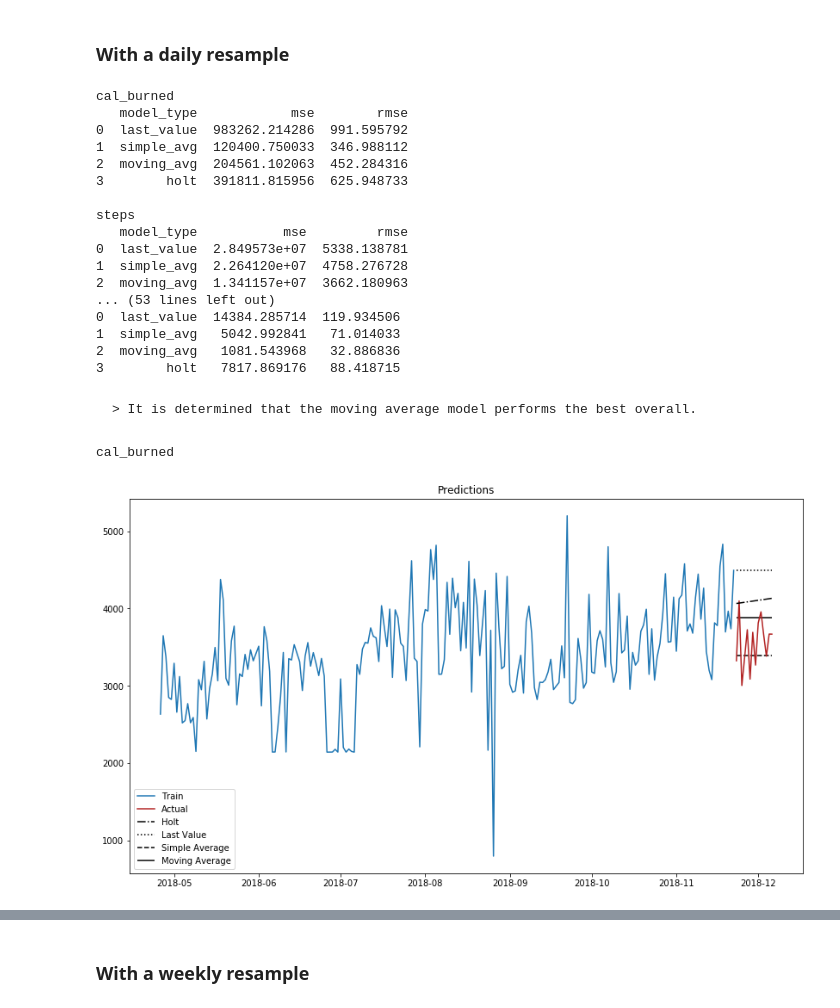
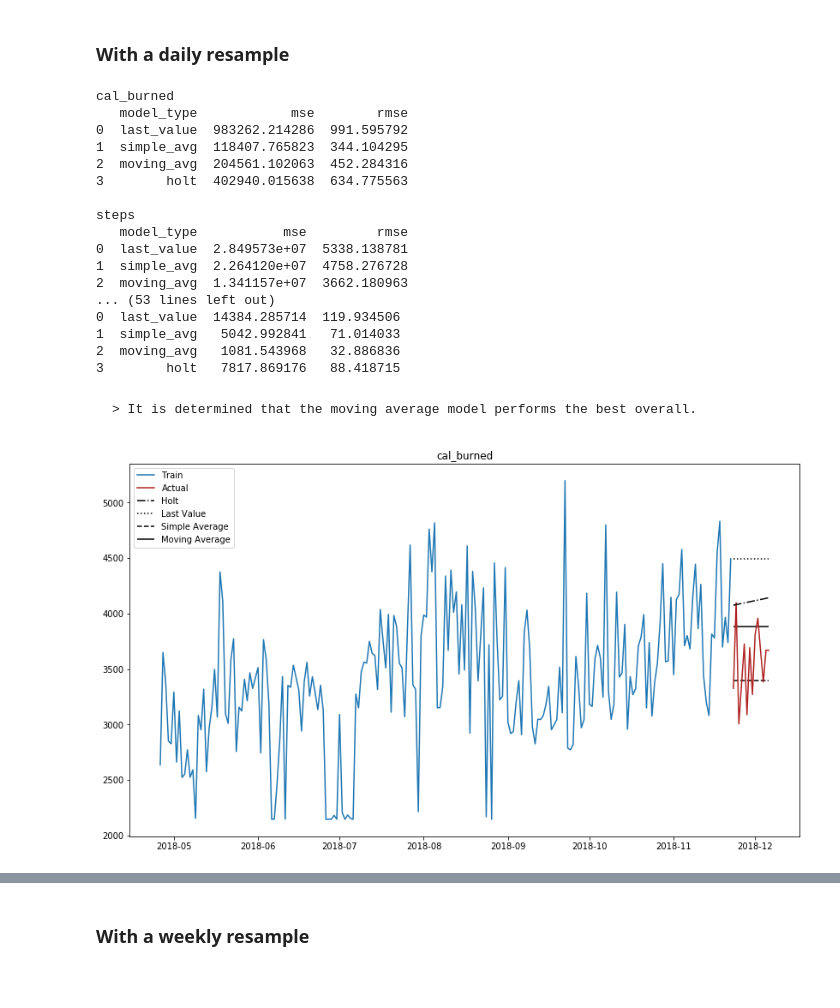
Before and after one commit to Dom-Misty/fit_bit_project, a Jupyter notebook: fitbit-pipeline.ipynb, the cells around one changed output, grey strips where cells are left out. Drawn from its saved outputs; the diff is of its cells as text; code cells hidden in the pictures; blank space fills up the shorter version.

```diff
--- a/fitbit-pipeline.ipynb
+++ b/fitbit-pipeline.ipynb
@@ -298,0 +299,5 @@ for col in df.select_dtypes(np.number):
+# %%
+for col in df.select_dtypes(np.number):
+    sns.boxplot(x = 'day', y = col, data = df, order = ['0-Sun', '1-Mon', '2-Tue', '3-Wed','4-Thu', '5-Fri', '6-Sat'] )
+    plt.title("{} by day of the week".format(col))
+    plt.show()
@@ -385,9 +401,9 @@ for col in train1.columns:
 cal_burned
    model_type            mse        rmse
 0  last_value  983262.214286  991.595792
-1  simple_avg  120400.750033  346.988112
+1  simple_avg  118407.765823  344.104295
 2  moving_avg  204561.102063  452.284316
-3        holt  391811.815956  625.948733
+3        holt  402940.015638  634.775563
 
 steps
    model_type           mse         rmse
@@ -403,9 +419,6 @@ steps
     > It is determined that the moving average model performs the best overall.
 # %%
 for col in train1.columns:
-    print(col)
-    model.plot_figures(train1[col], test1[col])
-#     plt.title("test hi {}".format(col))
+    model.plot_figures(train1[col], test1[col], name=col)
 # %% [output]
-cal_burned
-[figure, old version]
+[figure, new version]
```
Also changed, not shown: parts of 9 cells of this notebook.
